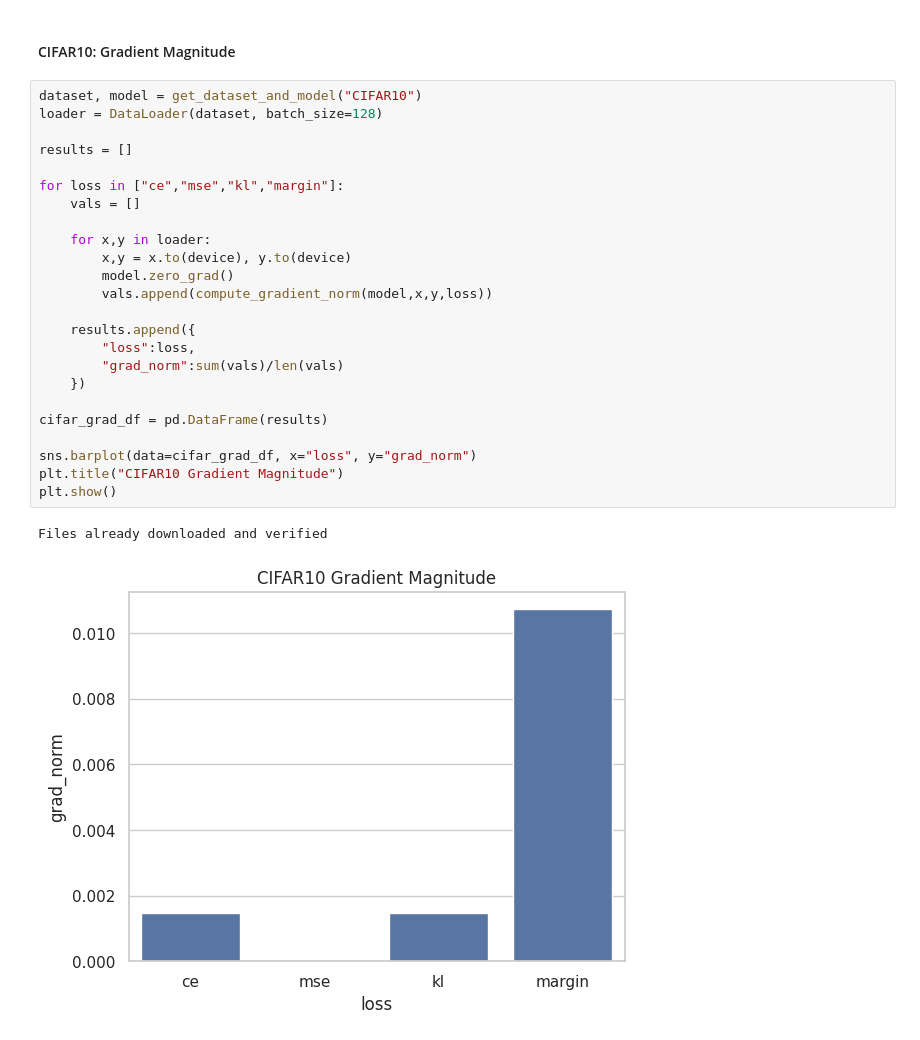
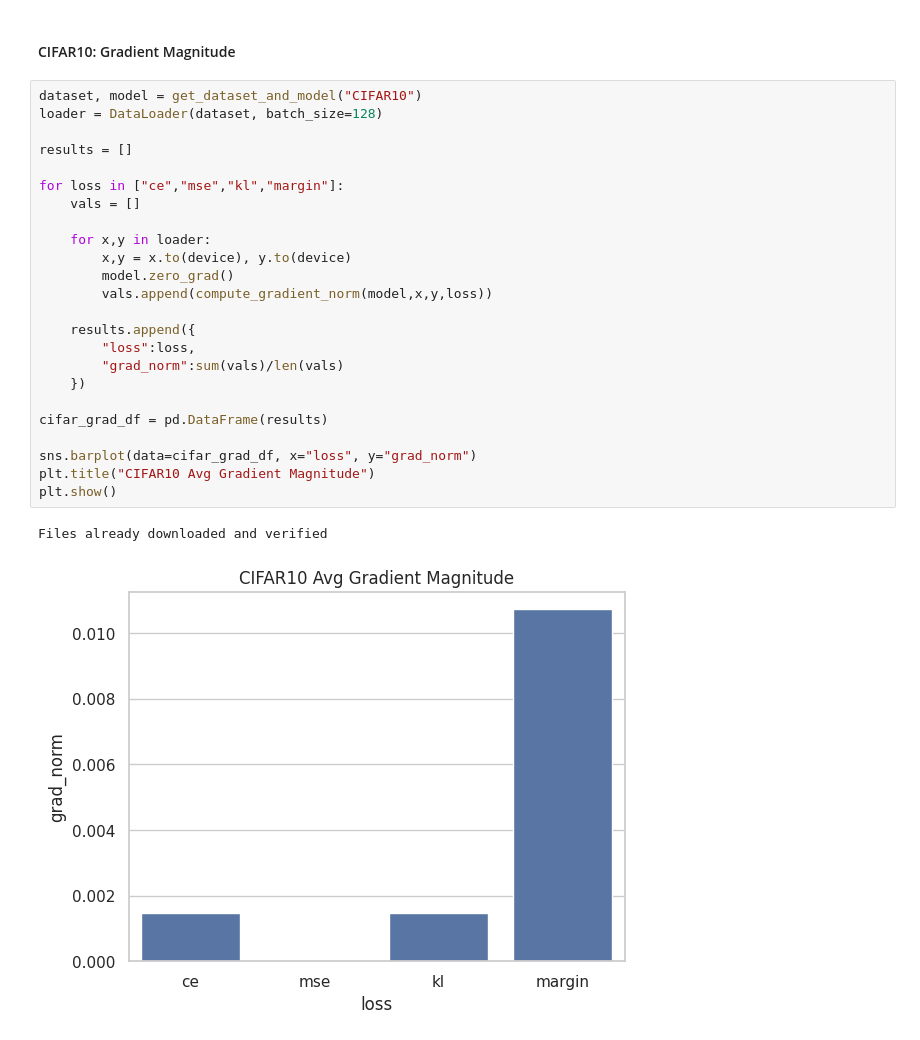
Before and after one commit to ch-yun-01/adversarial-fgsm-pgd, a Jupyter notebook: anaylze.ipynb, the cells around one changed output. Drawn from its saved outputs; the diff is of its cells as text.

```diff
--- a/anaylze.ipynb
+++ b/anaylze.ipynb
@@ -520,27 +520,27 @@ cifar_sat.groupby(["loss","attack_type","eps"])["steps"].min().reset_index()
 # %%
 dataset, model = get_dataset_and_model("CIFAR10")
 loader = DataLoader(dataset, batch_size=128)
 
 results = []
 
 for loss in ["ce","mse","kl","margin"]:
     vals = []
 
     for x,y in loader:
         x,y = x.to(device), y.to(device)
         model.zero_grad()
         vals.append(compute_gradient_norm(model,x,y,loss))
 
     results.append({
         "loss":loss,
         "grad_norm":sum(vals)/len(vals)
     })
 
 cifar_grad_df = pd.DataFrame(results)
 
 sns.barplot(data=cifar_grad_df, x="loss", y="grad_norm")
-plt.title("CIFAR10 Gradient Magnitude")
+plt.title("CIFAR10 Avg Gradient Magnitude")
 plt.show()
 # %% [output]
 Files already downloaded and verified
-[figure, old version]
+[figure, new version]
```
Also changed, not shown: parts of 2 cells of this notebook.
